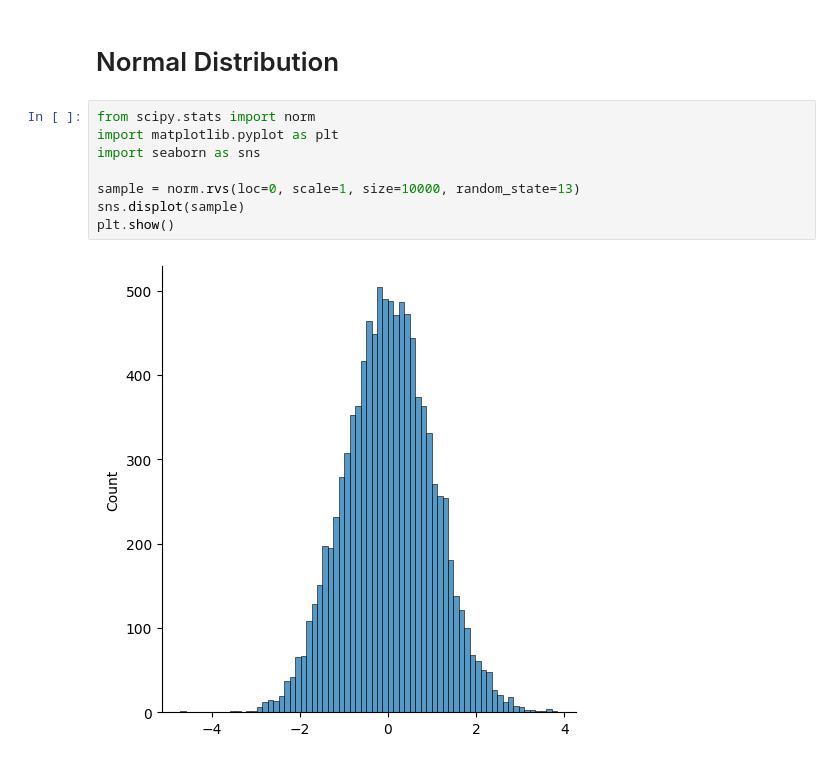
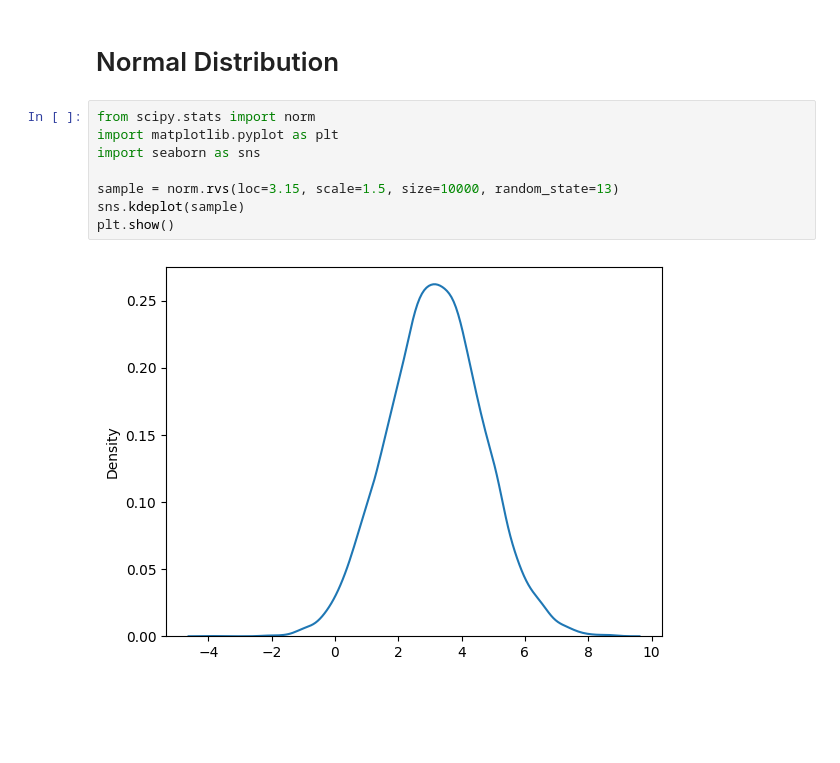
Before and after one commit to KonstantinData/Data-Science-Track, a Jupyter notebook: data-science-track/01-mathematical-foundations/my_notebooks/probability_in_python.ipynb, the cells around one changed output. Saved outputs shown, nothing was run; the diff lists cells and outputs as text; blank space fills up the shorter version.

```diff
--- a/data-science-track/01-mathematical-foundations/my_notebooks/probability_in_python.ipynb
+++ b/data-science-track/01-mathematical-foundations/my_notebooks/probability_in_python.ipynb
@@ -1056,10 +1056,10 @@ The probability that it was manufactured by V1: 0.2857142857
 # %%
 from scipy.stats import norm
 import matplotlib.pyplot as plt
 import seaborn as sns
 
-sample = norm.rvs(loc=0, scale=1, size=10000, random_state=13)
-sns.displot(sample)
+sample = norm.rvs(loc=3.15, scale=1.5, size=10000, random_state=13)
+sns.kdeplot(sample)
 plt.show()
 # %% [output]
-[figure, old version]
+[figure, new version]
```
Also changed, not shown: parts of 12 cells of this notebook, 3 other files.
